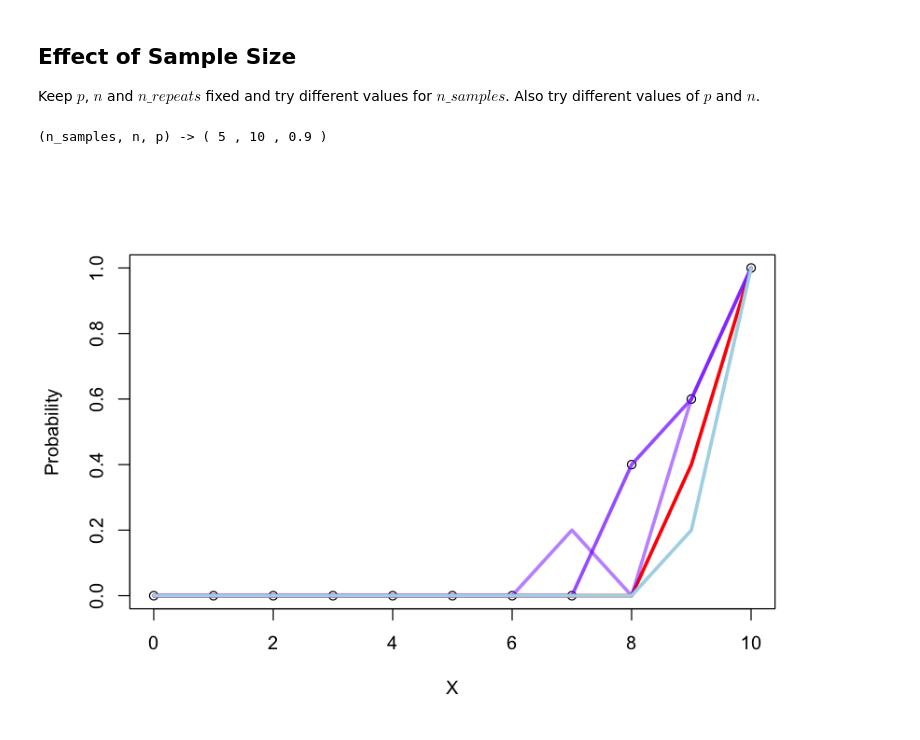
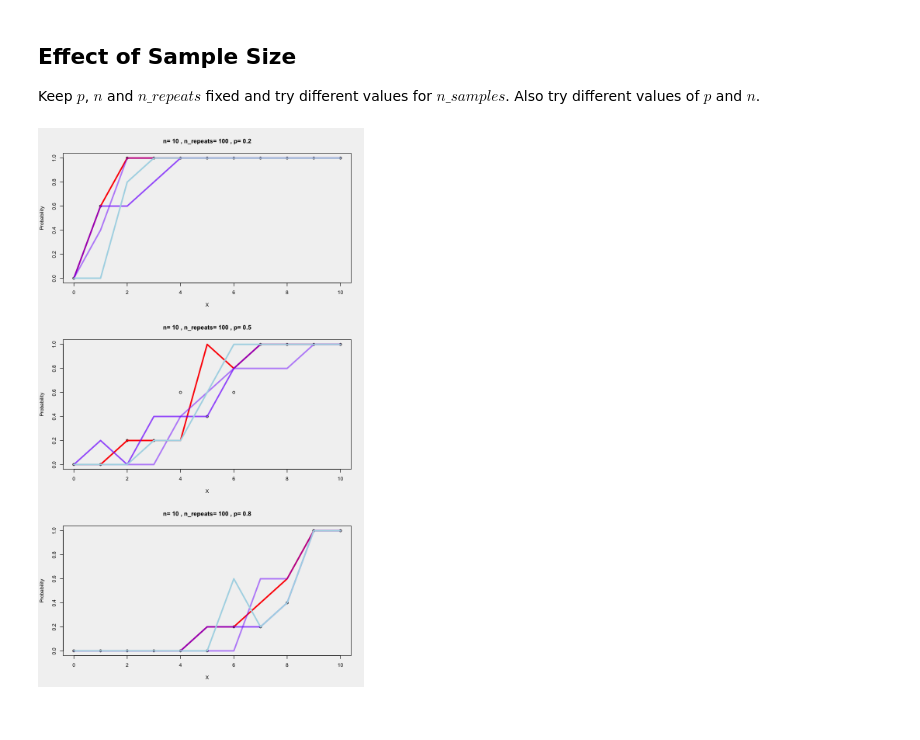
Before and after one commit to trankhanhtk/Statistics-with-R, a Jupyter notebook: The_Binomial_Distribution.ipynb, the cells around one changed output. Cells and saved outputs as stored; diff of their text form; code cells hidden in the pictures.

```diff
--- a/The_Binomial_Distribution.ipynb
+++ b/The_Binomial_Distribution.ipynb
@@ -73,23 +69,36 @@ n_repeats = 100
 # %%
-# small sample size
-n_samples = 5
-pc = rep(NA, n)
-sampling_proportions = matrix( rep(NA, (n + 1) * n_repeats), ncol=(n+1))
+p = .1
+n=10
+n_repeats = 100
+props = c(.2, .5, .8)
 
-cat('(n_samples, n, p) -> (', n_samples, ',', n, ',', p, ')\n\n')
+plot_hist = function () {
+    options(repr.plot.height=12)
+    par(mfrow=c(3, 1), bg='gray95')
+    layout(mat = matrix(c(1, 2, 3), nrow = 3, ncol = 1))
 
-for (k in 0:n) {
-    for (i in 1:n_repeats) {
-        rx = sort(rbinom(n_samples, n, p))
-        sampling_proportions[, k+1][i] = sum(rx <= k) / n_samples
+    for (p in props) {
+        pc = rep(NA, n)
+        sampling_proportions = matrix( rep(NA, (n + 1) * n_repeats), ncol=(n+1))
+
+        for (k in 0:n) {
+            for (i in 1:n_repeats) {
+                rx = sort(rbinom(n_samples, n, p))
+                sampling_proportions[, k+1][i] = sum(rx <= k) / n_samples
+            }
+        }
+
+        plot(0:n, sampling_proportions[1, ], xlab='X', ylab='Probability', main=paste('n=', n, ', n_repeats=', n_repeats, ', p=', p))
+        points(0:n, sampling_proportions[2, ], col='red', type='l', lwd=3)
+        points(0:n, sampling_proportions[3, ], col=rgb(.5, .2, 1, .5), type='l', pch=16, lwd=3)
+        points(0:n, sampling_proportions[4, ], col=rgb(.5, .2, 1, .7), type='l', pch=16, lwd=3)
+        points(0:n, sampling_proportions[5, ], col='lightblue', type='l', pch=16, lwd=3)
     }
 }
-
-plot(0:n, sampling_proportions[1, ], xlab='X', ylab='Probability')
-points(0:n, sampling_proportions[2, ], col='red', type='l', lwd=3)
-points(0:n, sampling_proportions[3, ], col=rgb(.5, .2, 1, .5), type='l', pch=16, lwd=3)
-points(0:n, sampling_proportions[4, ], col=rgb(.5, .2, 1, .7), type='l', pch=16, lwd=3)
-points(0:n, sampling_proportions[5, ], col='lightblue', type='l', pch=16, lwd=3)
-# %% [output]
-(n_samples, n, p) -> ( 5 , 10 , 0.9 )
-[figure, removed]
+# %%
+# small sample size
+n_samples = 5
+
+plot_hist()
+# %% [output]
+[figure, added]
```
Also changed, not shown: parts of 16 cells of this notebook.
